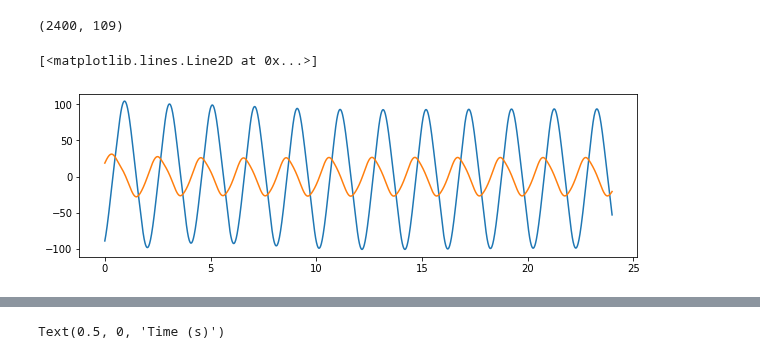
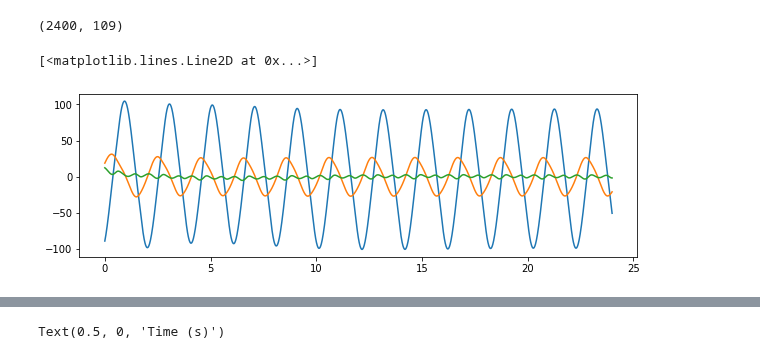
Before and after one commit to sjonany/c-elegans-interactome-analysis, a Jupyter notebook: milestone_oscillation.ipynb, the cells around one changed output, grey strips where cells are left out. Saved outputs shown, nothing was run; the diff lists cells and outputs as text; code cells hidden in the pictures.

```diff
--- a/milestone_oscillation.ipynb
+++ b/milestone_oscillation.ipynb
@@ -37,15 +39,16 @@ fwd_motor_dynamics.shape
 # %%
 from sklearn.decomposition import PCA
 # Perform mean-centering before PCA
 X = fwd_motor_dynamics - fwd_motor_dynamics.mean(axis= 0)
 
-pca = PCA(n_components=2)
+pca = PCA(n_components=4)
 projected_X = pca.fit_transform(X)
 num_timesteps = fwd_motor_dynamics.shape[0]
 times = np.arange(0, num_timesteps * 0.01 , 0.01)
 fig, ax = plt.subplots(nrows=1, ncols=1, figsize=(10, 3))
 ax.plot(times, projected_X[:,0])
 ax.plot(times, projected_X[:,1])
+ax.plot(times, projected_X[:,2])
 # %% [output]
 [<matplotlib.lines.Line2D at 0x...>]
-[figure, old version]
+[figure, new version]
```
Also changed, not shown: parts of 2 cells of this notebook, 1 other file.
